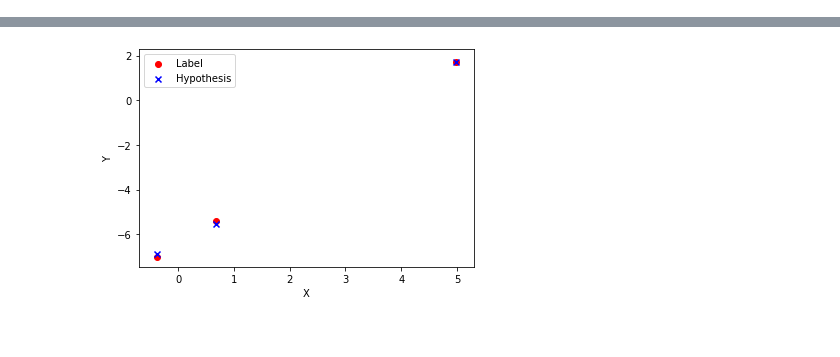
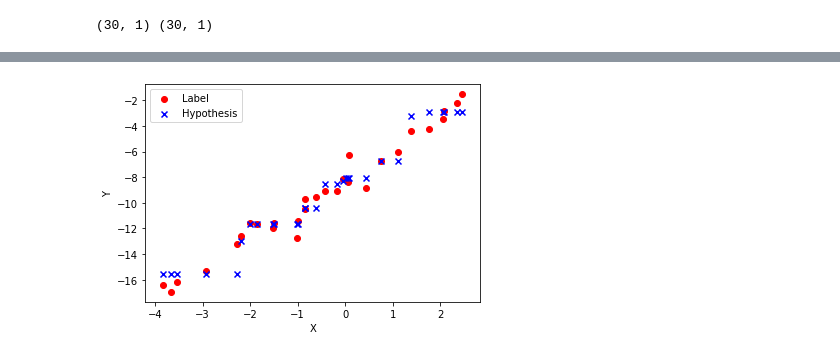
Before and after one commit to TataAndBigData/Practical-ML-DS, a Jupyter notebook: Chapter 1. Machine Learning Foundations/18. XGBoost.ipynb, the cells around one changed output, grey strips where cells are left out. Cells and saved outputs as stored; diff of their text form; code cells hidden in the pictures.

```diff
--- a/Chapter 1. Machine Learning Foundations/18. XGBoost.ipynb
+++ b/Chapter 1. Machine Learning Foundations/18. XGBoost.ipynb
@@ -48,10 +91,14 @@ Let's implement XGBoost from scratch.
+# %%
+from utils import get_regression_data, visualise_regression_predictions
+X, Y = get_regression_data(m=30)
+# %% [output]
+(30, 1) (30, 1)
 # %%
 import sklearn.tree
 from pprint import PrettyPrinter
 pp = PrettyPrinter(indent=4).pprint
 import json
 import copy
-from utils import get_regression_data, visualise_regression_predictions
 import numpy as np
 
 # very similar to the regression tree that we implemented previously
@@ -169,49 +216,4 @@ class XGBoostTree:
     def __repr__(self):
         """Return the pretty printed string"""
         return json.dumps(self.tree, indent=4)
-
-class XGBoost:
-    def __init__(self, n_trees=10, learning_rate=0.1, tree_depth=1):
-        self.n_trees = n_trees
-        self.learning_rate = learning_rate
-        self.tree_depth = tree_depth
-
-    def predict(self, X):
-        # prediction = np.zeros(len(X))
-        for tree_idx, tree in enumerate(self.trees):
-            if tree_idx == 0:
-                prediction = tree.predict(X)
-            else:
-                # print(tree.predict(X))
-                # scd
-                prediction += self.learning_rate * tree.predict(X)
-            print(prediction)
-        print()
-        return prediction
-
-    def fit(self, X, Y):
-        self.trees = []
-        target = Y
-        for tree_idx in range(self.n_trees):
-            print(f'tree {tree_idx}')
-            tree = XGBoostTree(max_depth=self.tree_depth)
-            # print('x:', X)
-            # print(X.shape)
-            tree.fit(X, target)
-            # print('target:', target)
-            # print(target.shape)
-            self.trees.append(tree)
-            prediction = tree.predict(X).reshape(-1, 1)
-            # print('prediction:', prediction)
-            # print(prediction.shape)
-            target = target - prediction
-            # print('residual:', target)
-            print()
-
-X, Y = get_regression_data(m=3)
-xgboost = XGBoost(n_trees=5, learning_rate=0.9, tree_depth=1)
-xgboost.fit(X, Y)
-predictions = xgboost.predict(X)
-print(predictions)
-visualise_regression_predictions(X, predictions, Y)
 # %% [output]
@@ -235 +237 @@ split val: 2.8263249678098425, gain: 55.5513570347602, split feature:0
-[figure, old version]
+[figure, new version]
```
Also changed, not shown: parts of 6 cells of this notebook, 1 other file.
